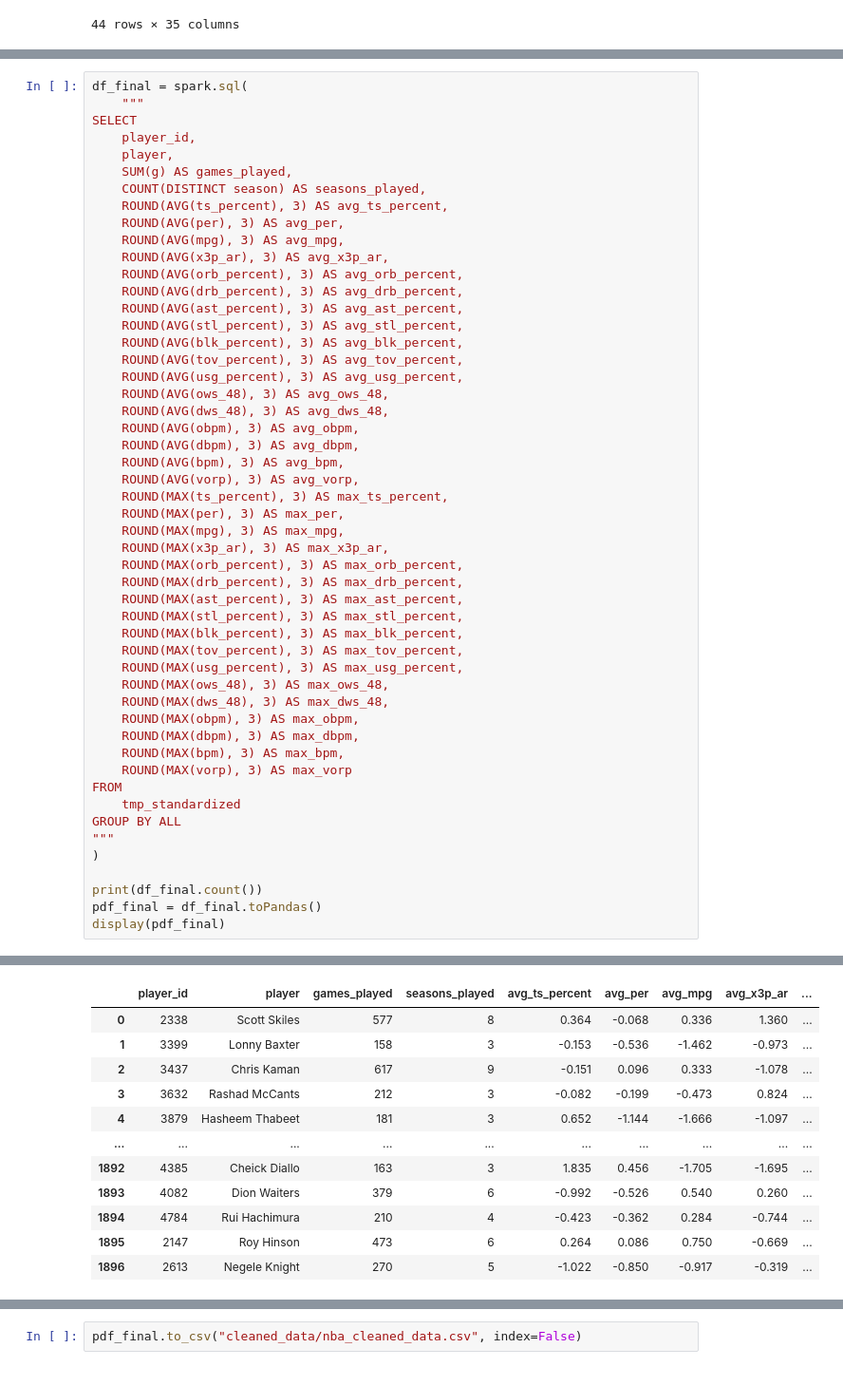
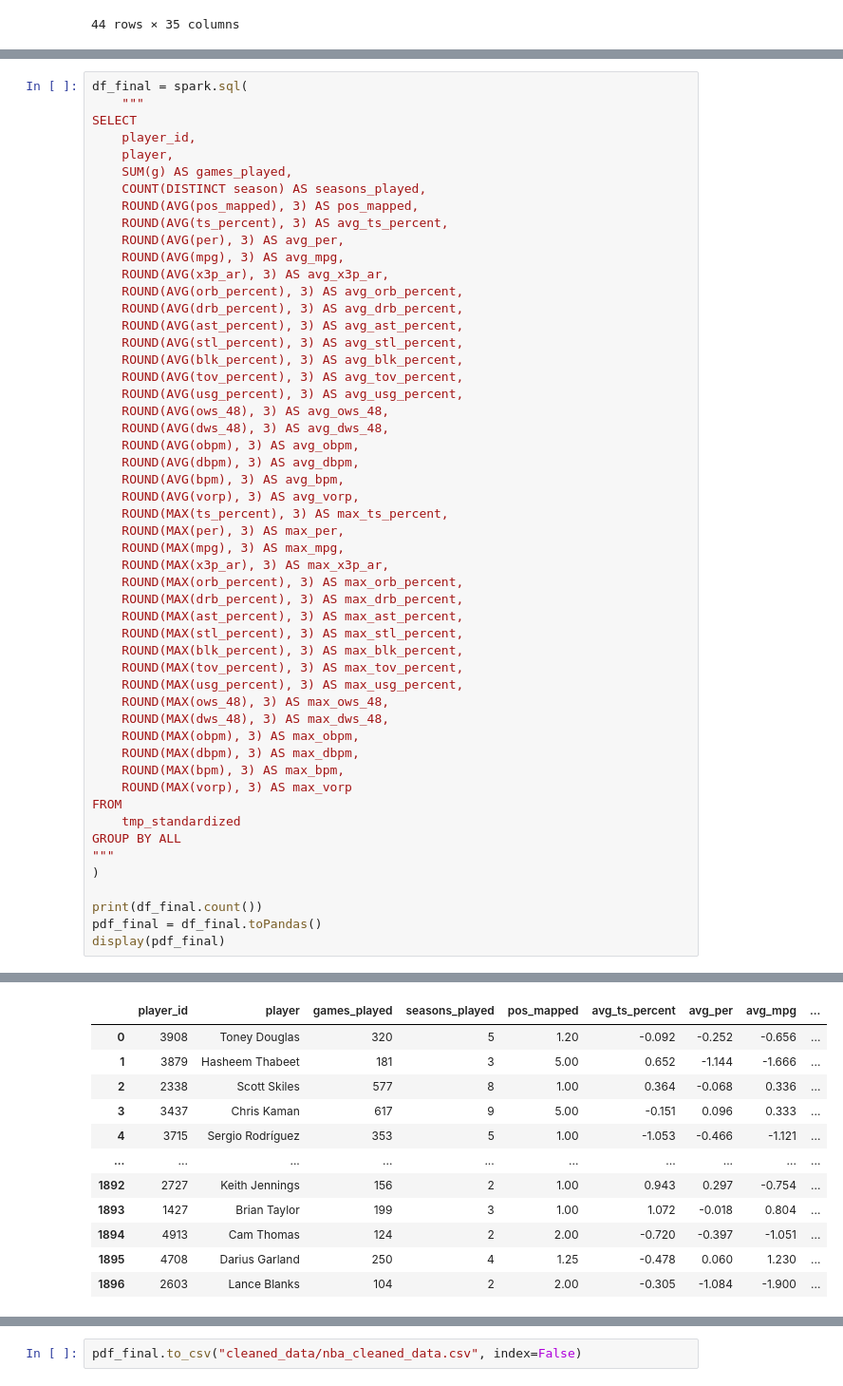
Before and after one commit to smukhi92/ISYE6740_CDA_FA23_Project, a Jupyter notebook: nba_stats_data_pipeline.ipynb, the cells around one changed output, grey strips where cells are left out. Shown at 95% size. Drawn from its saved outputs; the diff is of its cells as text.

```diff
--- a/nba_stats_data_pipeline.ipynb
+++ b/nba_stats_data_pipeline.ipynb
@@ -254,6 +296,7 @@ SELECT
     player,
     SUM(g) AS games_played,
     COUNT(DISTINCT season) AS seasons_played,
+    ROUND(AVG(pos_mapped), 3) AS pos_mapped,
     ROUND(AVG(ts_percent), 3) AS avg_ts_percent,
     ROUND(AVG(per), 3) AS avg_per,
     ROUND(AVG(mpg), 3) AS avg_mpg,
@@ -272,42 +315,42 @@ SELECT
     ROUND(AVG(bpm), 3) AS avg_bpm,
     ROUND(AVG(vorp), 3) AS avg_vorp,
     ROUND(MAX(ts_percent), 3) AS max_ts_percent,
     ROUND(MAX(per), 3) AS max_per,
     ROUND(MAX(mpg), 3) AS max_mpg,
     ROUND(MAX(x3p_ar), 3) AS max_x3p_ar,
     ROUND(MAX(orb_percent), 3) AS max_orb_percent,
     ROUND(MAX(drb_percent), 3) AS max_drb_percent,
     ROUND(MAX(ast_percent), 3) AS max_ast_percent,
     ROUND(MAX(stl_percent), 3) AS max_stl_percent,
     ROUND(MAX(blk_percent), 3) AS max_blk_percent,
     ROUND(MAX(tov_percent), 3) AS max_tov_percent,
     ROUND(MAX(usg_percent), 3) AS max_usg_percent,
     ROUND(MAX(ows_48), 3) AS max_ows_48,
     ROUND(MAX(dws_48), 3) AS max_dws_48,
     ROUND(MAX(obpm), 3) AS max_obpm,
     ROUND(MAX(dbpm), 3) AS max_dbpm,
     ROUND(MAX(bpm), 3) AS max_bpm,
     ROUND(MAX(vorp), 3) AS max_vorp
 FROM
     tmp_standardized
 GROUP BY ALL
 """
 )
 
 print(df_final.count())
 pdf_final = df_final.toPandas()
 display(pdf_final)
 # %% [output]
 1897
-|  | player_id | player | games_played | seasons_played | avg_ts_percent | avg_per | avg_mpg | avg_x3p_ar | ... |
-| 0 | 2338 | Scott Skiles | 577 | 8 | 0.364 | -0.068 | 0.336 | 1.360 | ... |
-| 1 | 3399 | Lonny Baxter | 158 | 3 | -0.153 | -0.536 | -1.462 | -0.973 | ... |
-| 2 | 3437 | Chris Kaman | 617 | 9 | -0.151 | 0.096 | 0.333 | -1.078 | ... |
-| 3 | 3632 | Rashad McCants | 212 | 3 | -0.082 | -0.199 | -0.473 | 0.824 | ... |
-| 4 | 3879 | Hasheem Thabeet | 181 | 3 | 0.652 | -1.144 | -1.666 | -1.097 | ... |
+|  | player_id | player | games_played | seasons_played | pos_mapped | avg_ts_percent | avg_per | avg_mpg | ... |
+| 0 | 3908 | Toney Douglas | 320 | 5 | 1.20 | -0.092 | -0.252 | -0.656 | ... |
+| 1 | 3879 | Hasheem Thabeet | 181 | 3 | 5.00 | 0.652 | -1.144 | -1.666 | ... |
+| 2 | 2338 | Scott Skiles | 577 | 8 | 1.00 | 0.364 | -0.068 | 0.336 | ... |
+| 3 | 3437 | Chris Kaman | 617 | 9 | 5.00 | -0.151 | 0.096 | 0.333 | ... |
+| 4 | 3715 | Sergio Rodríguez | 353 | 5 | 1.00 | -1.053 | -0.466 | -1.121 | ... |
 | ... | ... | ... | ... | ... | ... | ... | ... | ... | ... |
-| 1892 | 4385 | Cheick Diallo | 163 | 3 | 1.835 | 0.456 | -1.705 | -1.695 | ... |
-| 1893 | 4082 | Dion Waiters | 379 | 6 | -0.992 | -0.526 | 0.540 | 0.260 | ... |
-| 1894 | 4784 | Rui Hachimura | 210 | 4 | -0.423 | -0.362 | 0.284 | -0.744 | ... |
-| 1895 | 2147 | Roy Hinson | 473 | 6 | 0.264 | 0.086 | 0.750 | -0.669 | ... |
-| 1896 | 2613 | Negele Knight | 270 | 5 | -1.022 | -0.850 | -0.917 | -0.319 | ... |
+| 1892 | 2727 | Keith Jennings | 156 | 2 | 1.00 | 0.943 | 0.297 | -0.754 | ... |
+| 1893 | 1427 | Brian Taylor | 199 | 3 | 1.00 | 1.072 | -0.018 | 0.804 | ... |
+| 1894 | 4913 | Cam Thomas | 124 | 2 | 2.00 | -0.720 | -0.397 | -1.051 | ... |
+| 1895 | 4708 | Darius Garland | 250 | 4 | 1.25 | -0.478 | 0.060 | 1.230 | ... |
+| 1896 | 2603 | Lance Blanks | 104 | 2 | 2.00 | -0.305 | -1.084 | -1.900 | ... |
```
Also changed, not shown: parts of 6 cells of this notebook, 3 other files.
